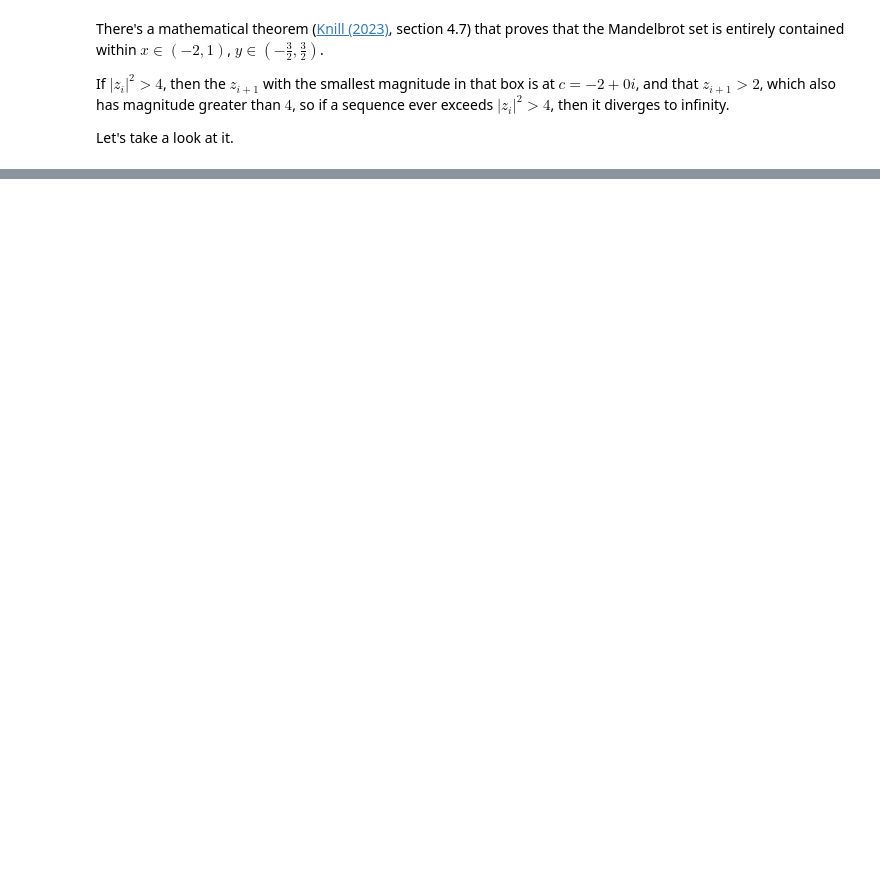
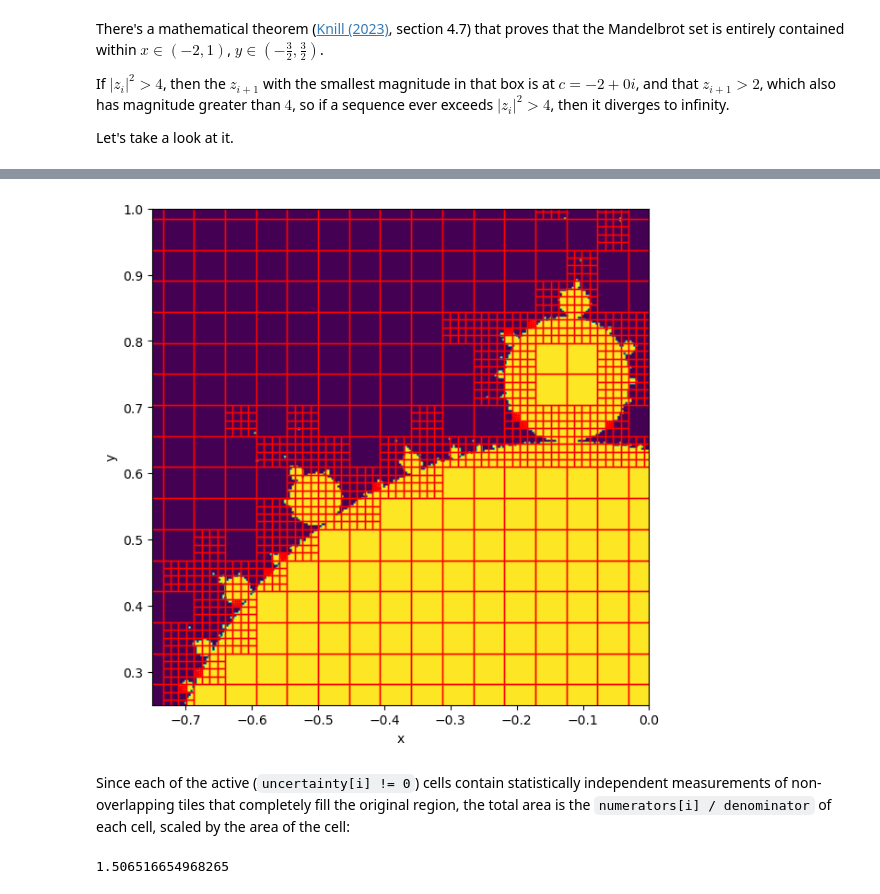
Before and after one commit to jpivarski-talks/2024-08-19-python-school-setting-stage, a Jupyter notebook: propose-project.ipynb, the cells around one changed output, grey strips where cells are left out. Saved outputs shown, nothing was run; the diff lists cells and outputs as text; code cells hidden in the pictures; blank space fills up the shorter version.

```diff
--- a/propose-project.ipynb
+++ b/propose-project.ipynb
@@ -115,0 +210,33 @@ We can reduce this interval by increasing `num_samples`, but look at the plot: t
+# %%
+fig, ax = plt.subplots(figsize=(7, 7))
+
+ax.imshow(pixels, extent=[-2, 1, -3/2, 3/2])
+ax.set_xlabel("x")
+ax.set_ylabel("y")
+
+for i in range(num_cells):
+    if uncertainty[i] != 0:
+        ax.add_patch(
+            matplotlib.patches.Rectangle(
+                (xmin[i], ymin[i]), width[i], height[i], edgecolor="red", facecolor="none"
+            )
+        )
+
+ax.set_xlim(-0.75, 0)
+ax.set_ylim(0.25, 1)
+
+None
+# %% [output]
+[figure, added]
+# %% [markdown]
+Since each of the active (`uncertainty[i] != 0`) cells contain statistically independent measurements of non-overlapping tiles that completely fill the original region, the total area is the `numerators[i] / denominator` of each cell, scaled by the area of the cell:
+# %%
+total_area = 0
+
+for i in range(num_cells):
+    if uncertainty[i] != 0:
+        total_area += numerators[i] / denominator * width[i] * height[i]
+
+float(total_area)
+# %% [output]
+1.506516654968265
```
Also changed, not shown: parts of 16 cells of this notebook.
